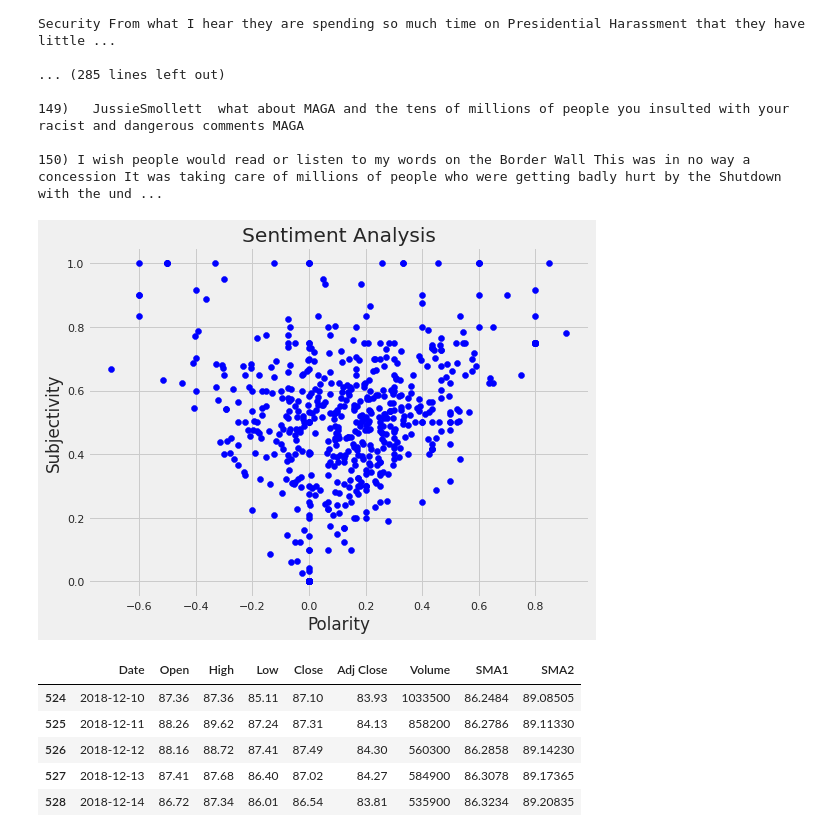
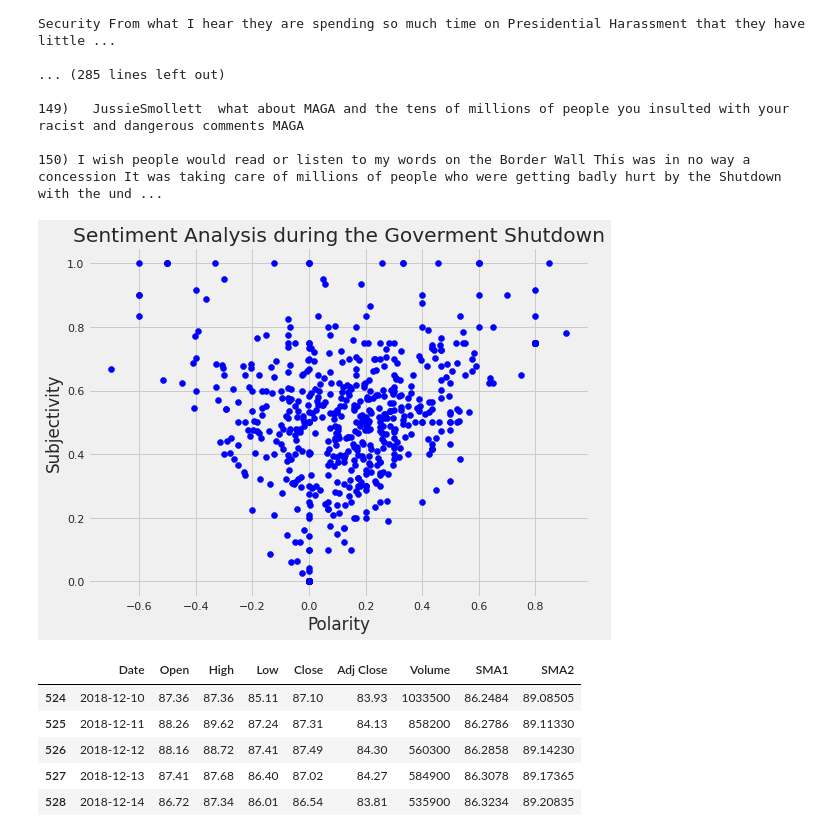
Before and after one commit to cybertraining-dsc/fa20-523-307, a Jupyter notebook: project/Analysis of Financial Markets based on President Trump's Tweets.ipynb, the cells around one changed output. Saved outputs shown, nothing was run; the diff lists cells and outputs as text; code cells hidden in the pictures.

```diff
--- a/project/Analysis of Financial Markets based on President Trump's Tweets.ipynb
+++ b/project/Analysis of Financial Markets based on President Trump's Tweets.ipynb
@@ -823,13 +835,13 @@ Printing negative tweets:
 # %%
 plt.figure(figsize=(8,6))
 for i in list(sortedDF.index):
   plt.scatter(shutdown_tweets["Polarity"][i], shutdown_tweets["Subjectivity"][i], color='Blue')
-plt.title('Sentiment Analysis')
+plt.title('Sentiment Analysis during the Government Shutdown')
 plt.xlabel('Polarity')
 plt.ylabel('Subjectivity')
 plt.show()
 # %% [output]
-[figure, old version]
+[figure, new version]
 # %%
 shutdown_stock_data = stock_data.drop(labels=['SMA1', 'SMA2'], axis=1)
 # %%
```
Also changed, not shown: parts of 10 cells of this notebook.
